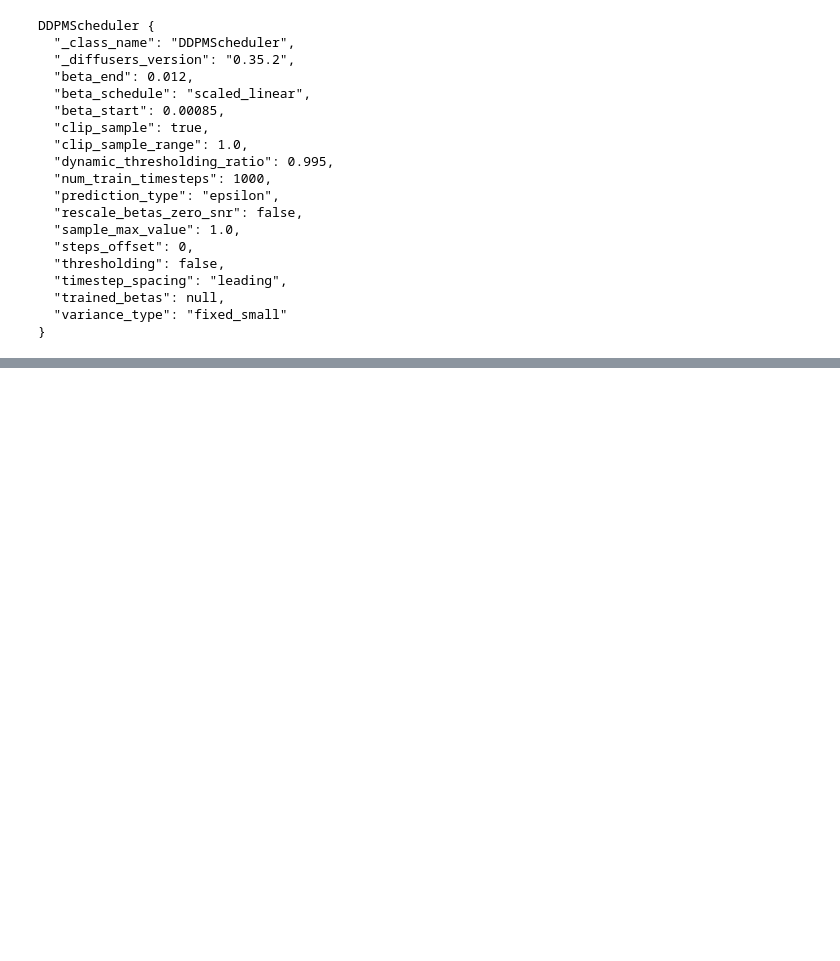
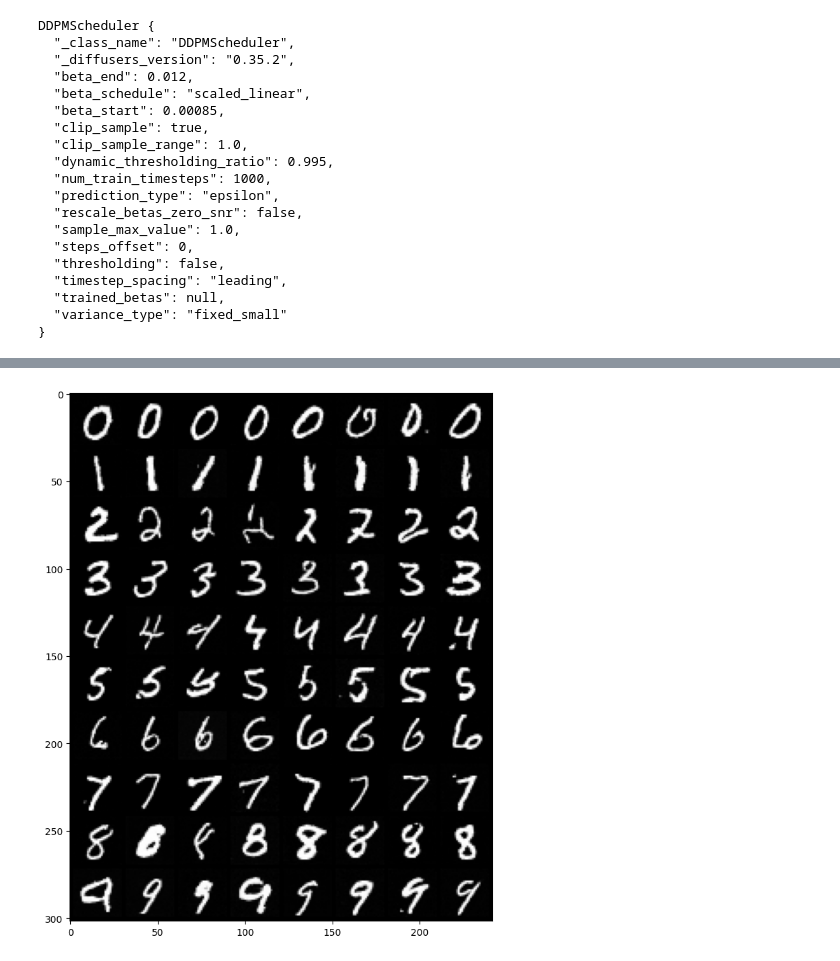
Before and after one commit to llorenscapotorres/Data_Generation, a Jupyter notebook: diffusion_mnist.ipynb, the cells around one changed output, grey strips where cells are left out. Saved outputs shown, nothing was run; the diff lists cells and outputs as text; code cells hidden in the pictures; blank space fills up the shorter version.

```diff
--- a/diffusion_mnist.ipynb
+++ b/diffusion_mnist.ipynb
@@ -357,0 +477,17 @@ for t in range(scheduler.num_train_timesteps):
+# %%
+xt = torch.randn(80, 1, 28, 28).to(device)
+y = torch.tensor([[i]*8 for i in range(10)]).flatten().to(device)
+
+unet.eval()
+
+for t in tqdm(scheduler.timesteps, total=scheduler.num_train_timesteps, leave=True):
+    with torch.no_grad():
+        noise_pred = unet(xt, t, y).sample
+
+    xt = scheduler.step(noise_pred, t, xt).prev_sample
+
+plt.figure(figsize=(10, 10))
+plt.imshow(torchvision.utils.make_grid(xt*0.5 + 0.5).permute(1, 2, 0).cpu().numpy())
+plt.show()
+# %% [output]
+[figure, added]
```
Also changed, not shown: parts of 10 cells of this notebook.
